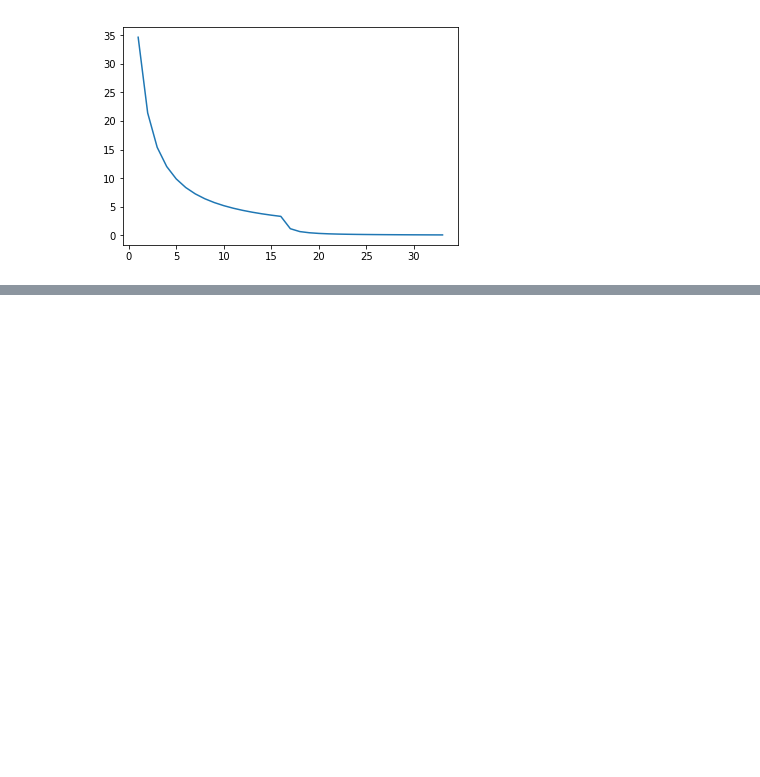
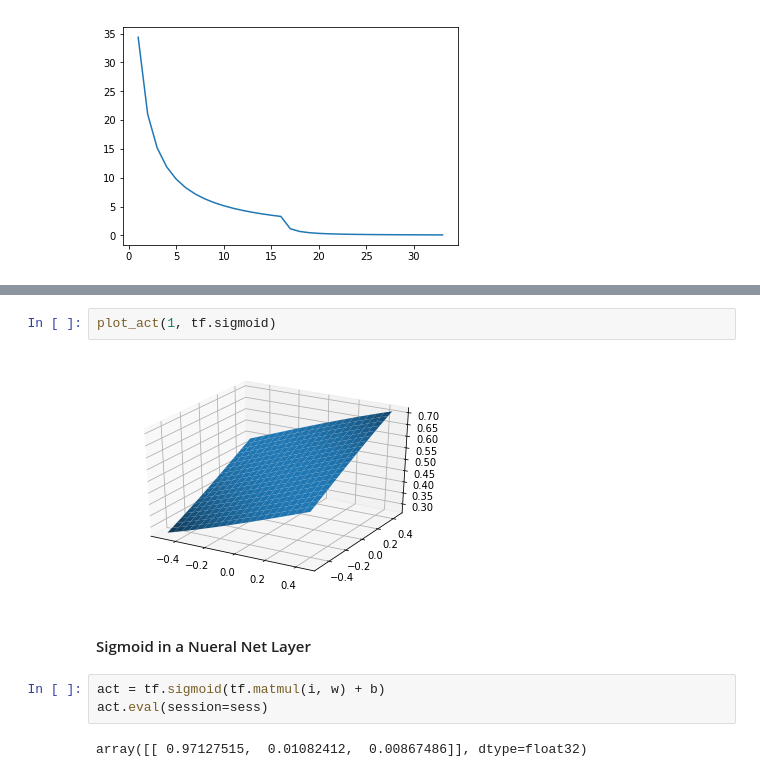
Before and after one commit to nabeelvalley/docs, a Jupyter notebook: dsx-with-python/notebooks/deep-learning-with-tensorflow.ipynb, the cells around one changed output, grey strips where cells are left out. Cells and saved outputs as stored; diff of their text form; blank space fills up the shorter version.

```diff
--- a/dsx-with-python/notebooks/deep-learning-with-tensorflow.ipynb
+++ b/dsx-with-python/notebooks/deep-learning-with-tensorflow.ipynb
@@ -665,0 +747,11 @@ plt.show()
+# %%
+plot_act(1, tf.sigmoid)
+# %% [output]
+[figure, added]
+# %% [markdown]
+#### Sigmoid in a Nueral Net Layer
+# %%
+act = tf.sigmoid(tf.matmul(i, w) + b)
+act.eval(session=sess)
+# %% [output]
+array([[ 0.97127515,  0.01082412,  0.00867486]], dtype=float32)
```
Also changed, not shown: parts of 21 cells of this notebook.
